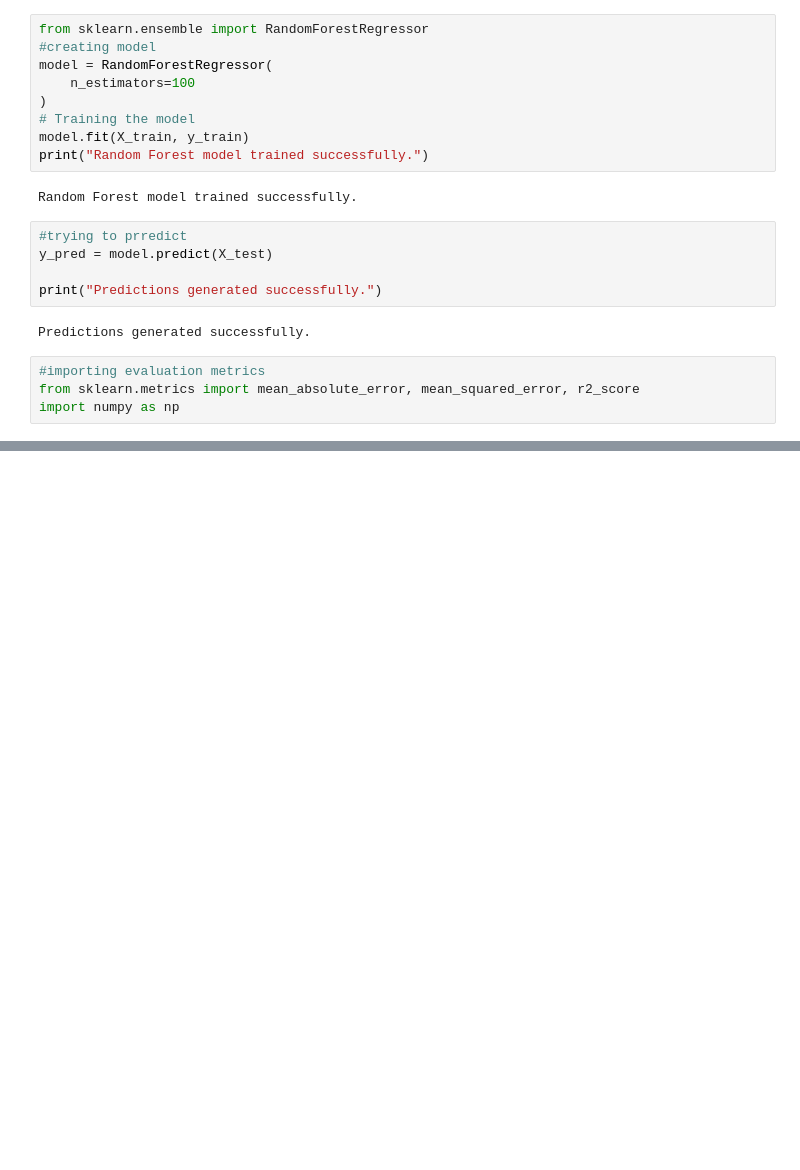
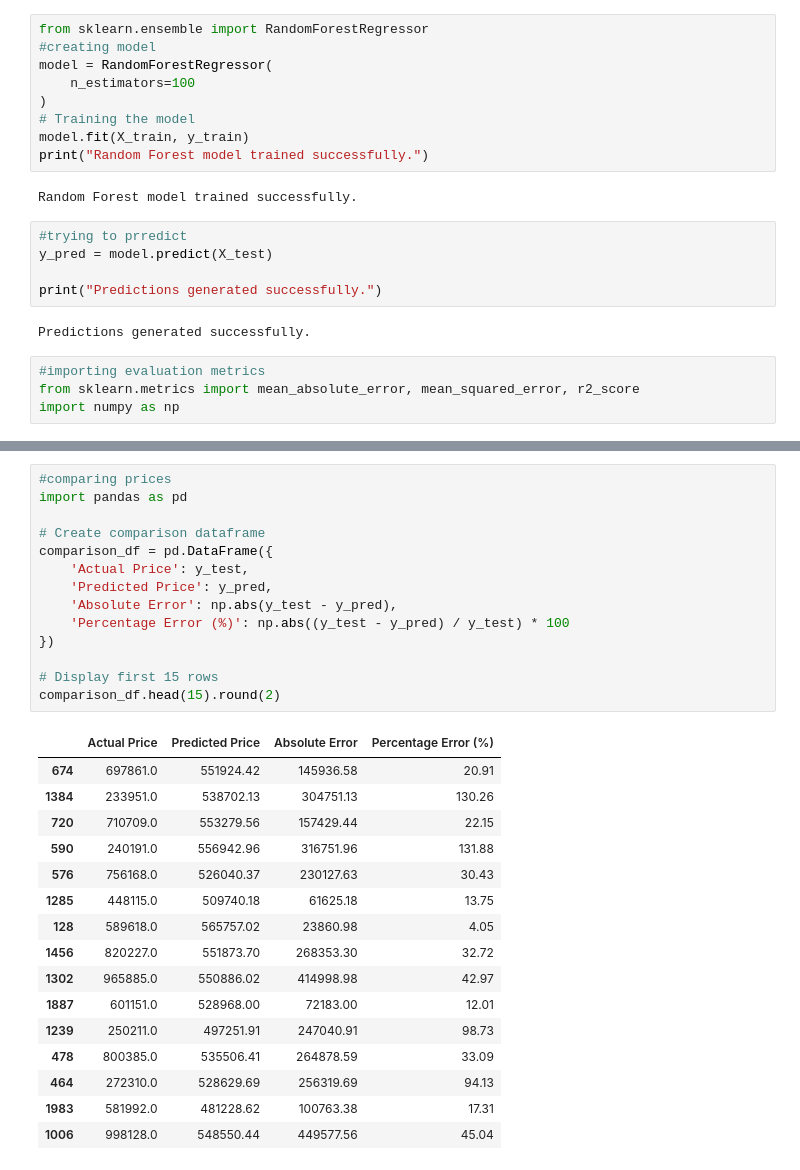
Before and after one commit to FrankFayz/ML_PROJECT, a Jupyter notebook: MACHINE_LEARNING_ASSIGNMENT2.ipynb, the cells around one changed output, grey strips where cells are left out. Cells and saved outputs as stored; diff of their text form; blank space fills up the shorter version.

```diff
--- a/MACHINE_LEARNING_ASSIGNMENT2.ipynb
+++ b/MACHINE_LEARNING_ASSIGNMENT2.ipynb
@@ -628,0 +665,31 @@ The initial model showed poor predictive performance, as indicated by the negati
+# %%
+#comparing prices
+import pandas as pd
+
+# Create comparison dataframe
+comparison_df = pd.DataFrame({
+    'Actual Price': y_test,
+    'Predicted Price': y_pred,
+    'Absolute Error': np.abs(y_test - y_pred),
+    'Percentage Error (%)': np.abs((y_test - y_pred) / y_test) * 100
+})
+
+# Display first 15 rows
+comparison_df.head(15).round(2)
+# %% [output]
+|  | Actual Price | Predicted Price | Absolute Error | Percentage Error (%) |
+| 674 | 697861.0 | 551924.42 | 145936.58 | 20.91 |
+| 1384 | 233951.0 | 538702.13 | 304751.13 | 130.26 |
+| 720 | 710709.0 | 553279.56 | 157429.44 | 22.15 |
+| 590 | 240191.0 | 556942.96 | 316751.96 | 131.88 |
+| 576 | 756168.0 | 526040.37 | 230127.63 | 30.43 |
+| 1285 | 448115.0 | 509740.18 | 61625.18 | 13.75 |
+| 128 | 589618.0 | 565757.02 | 23860.98 | 4.05 |
+| 1456 | 820227.0 | 551873.70 | 268353.30 | 32.72 |
+| 1302 | 965885.0 | 550886.02 | 414998.98 | 42.97 |
+| 1887 | 601151.0 | 528968.00 | 72183.00 | 12.01 |
+| 1239 | 250211.0 | 497251.91 | 247040.91 | 98.73 |
+| 478 | 800385.0 | 535506.41 | 264878.59 | 33.09 |
+| 464 | 272310.0 | 528629.69 | 256319.69 | 94.13 |
+| 1983 | 581992.0 | 481228.62 | 100763.38 | 17.31 |
+| 1006 | 998128.0 | 548550.44 | 449577.56 | 45.04 |
```
Also changed, not shown: parts of 15 cells of this notebook.
